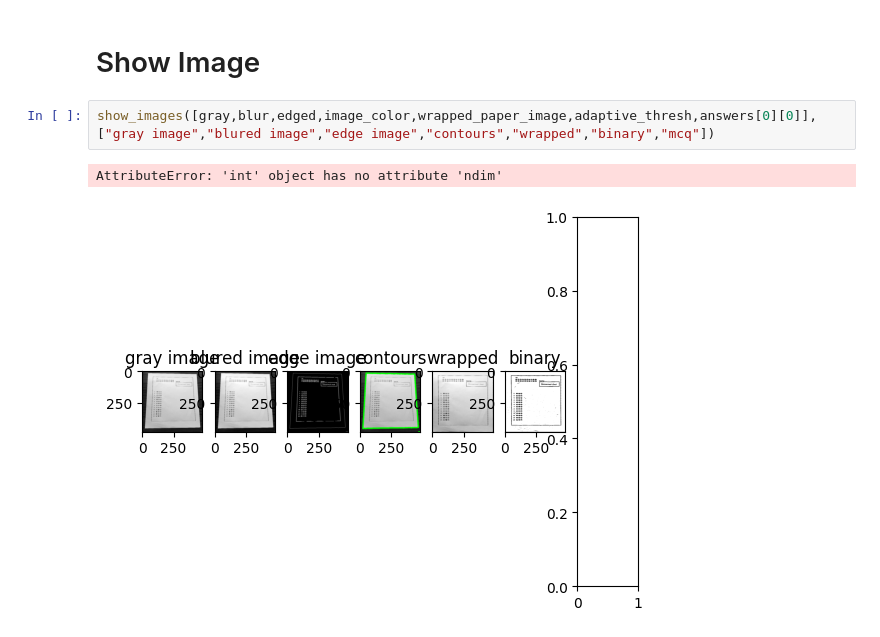
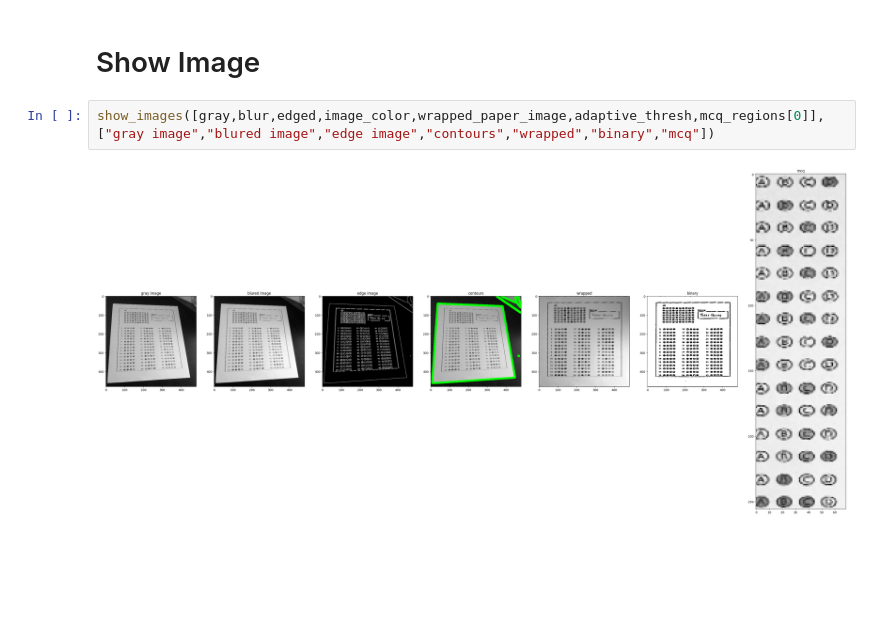
Before and after one commit to Nesma-Osama/MCQ-and-Grades-Auto-Filler, a Jupyter notebook: Code/MCQ/Total_code.ipynb, the cells around one changed output. Cells and saved outputs as stored; diff of their text form; blank space fills up the shorter version.

```diff
--- a/Code/MCQ/Total_code.ipynb
+++ b/Code/MCQ/Total_code.ipynb
@@ -97,7 +99,6 @@ anser 3
 # %% [markdown]
 # Show Image
 # %%
-show_images([gray,blur,edged,image_color,wrapped_paper_image,adaptive_thresh,answers[0][0]],["gray image","blured image","edge image","contours","wrapped","binary","mcq"])
+show_images([gray,blur,edged,image_color,wrapped_paper_image,adaptive_thresh,mcq_regions[0]],["gray image","blured image","edge image","contours","wrapped","binary","mcq"])
 # %% [output]
-AttributeError: 'int' object has no attribute 'ndim'
-[figure, old version]
+[figure, new version]
```
Also changed, not shown: parts of 2 cells of this notebook, 1 other file.
